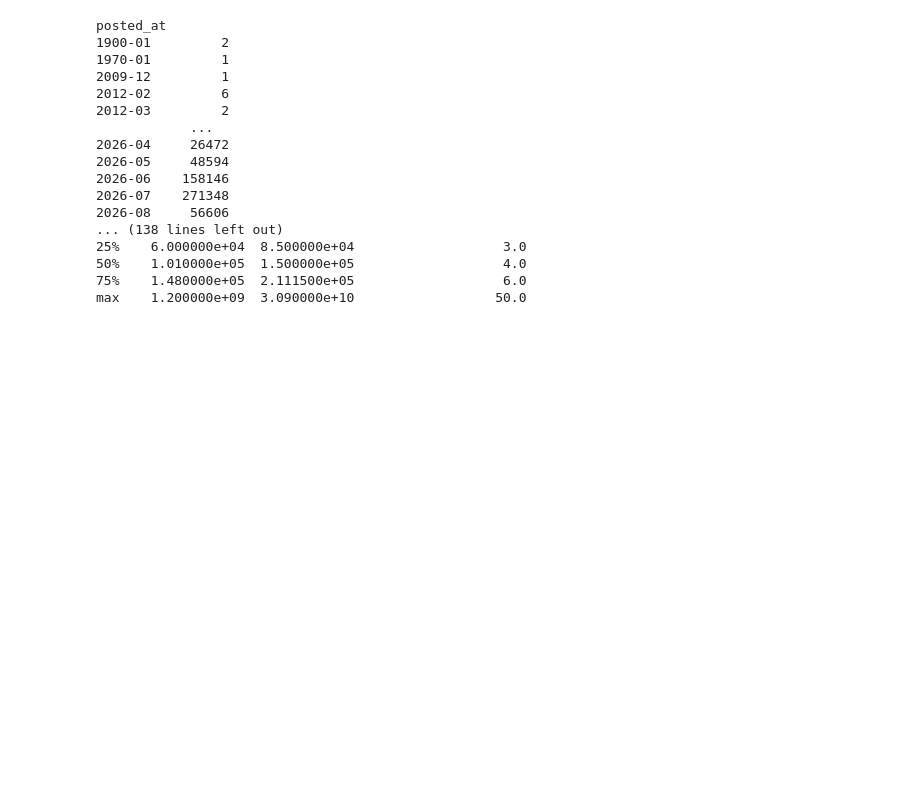
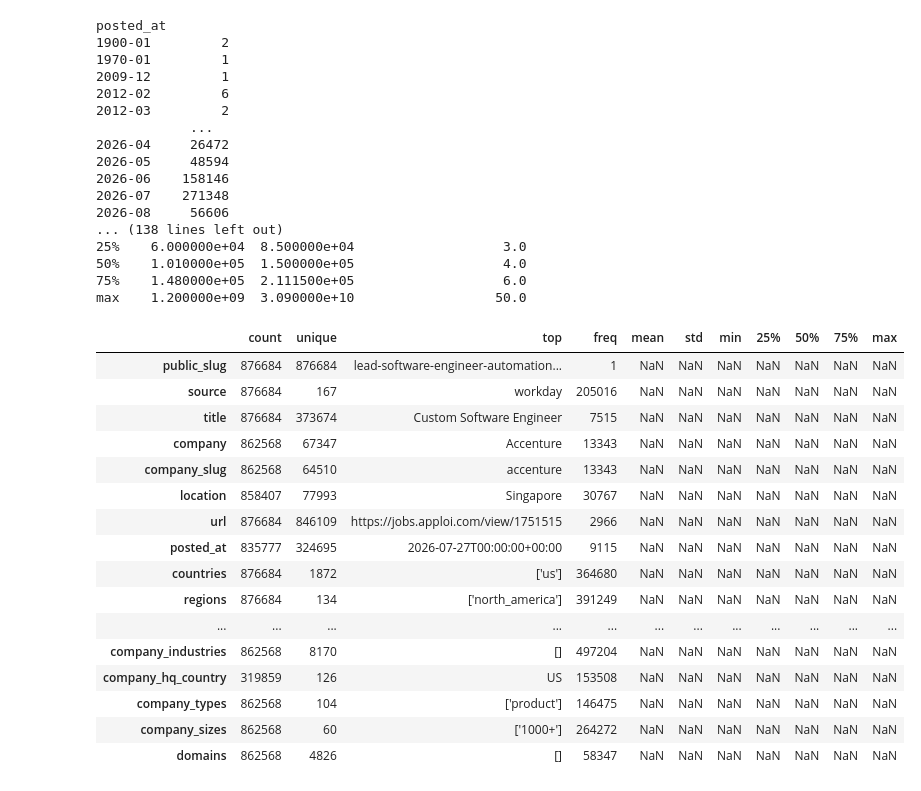
Before and after one commit to wanying-yang/techjob-analysis, a Jupyter notebook: raw_data_load.ipynb, the cells around one changed output. Saved outputs shown, nothing was run; the diff lists cells and outputs as text; code cells hidden in the pictures; blank space fills up the shorter version.

```diff
--- a/raw_data_load.ipynb
+++ b/raw_data_load.ipynb
@@ -171,3 +158,25 @@ posted_at
 50%    1.010000e+05  1.500000e+05                   4.0
 75%    1.480000e+05  2.111500e+05                   6.0
 max    1.200000e+09  3.090000e+10                  50.0
+# %%
+summary = data.describe(include="all").T
+
+summary
+# %% [output]
+|  | count | unique | top | freq | mean | std | min | 25% | 50% | 75% | max |
+| public_slug | 876684 | 876684 | lead-software-engineer-automation... | 1 | NaN | NaN | NaN | NaN | NaN | NaN | NaN |
+| source | 876684 | 167 | workday | 205016 | NaN | NaN | NaN | NaN | NaN | NaN | NaN |
+| title | 876684 | 373674 | Custom Software Engineer | 7515 | NaN | NaN | NaN | NaN | NaN | NaN | NaN |
+| company | 862568 | 67347 | Accenture | 13343 | NaN | NaN | NaN | NaN | NaN | NaN | NaN |
+| company_slug | 862568 | 64510 | accenture | 13343 | NaN | NaN | NaN | NaN | NaN | NaN | NaN |
+| location | 858407 | 77993 | Singapore | 30767 | NaN | NaN | NaN | NaN | NaN | NaN | NaN |
+| url | 876684 | 846109 | https://jobs.apploi.com/view/1751515 | 2966 | NaN | NaN | NaN | NaN | NaN | NaN | NaN |
+| posted_at | 835777 | 324695 | 2026-07-27T00:00:00+00:00 | 9115 | NaN | NaN | NaN | NaN | NaN | NaN | NaN |
+| countries | 876684 | 1872 | ['us'] | 364680 | NaN | NaN | NaN | NaN | NaN | NaN | NaN |
+| regions | 876684 | 134 | ['north_america'] | 391249 | NaN | NaN | NaN | NaN | NaN | NaN | NaN |
+| ... | ... | ... | ... | ... | ... | ... | ... | ... | ... | ... | ... |
+| company_industries | 862568 | 8170 | [] | 497204 | NaN | NaN | NaN | NaN | NaN | NaN | NaN |
+| company_hq_country | 319859 | 126 | US | 153508 | NaN | NaN | NaN | NaN | NaN | NaN | NaN |
+| company_types | 862568 | 104 | ['product'] | 146475 | NaN | NaN | NaN | NaN | NaN | NaN | NaN |
+| company_sizes | 862568 | 60 | ['1000+'] | 264272 | NaN | NaN | NaN | NaN | NaN | NaN | NaN |
+| domains | 862568 | 4826 | [] | 58347 | NaN | NaN | NaN | NaN | NaN | NaN | NaN |
```
Also changed, not shown: parts of 6 cells of this notebook.
